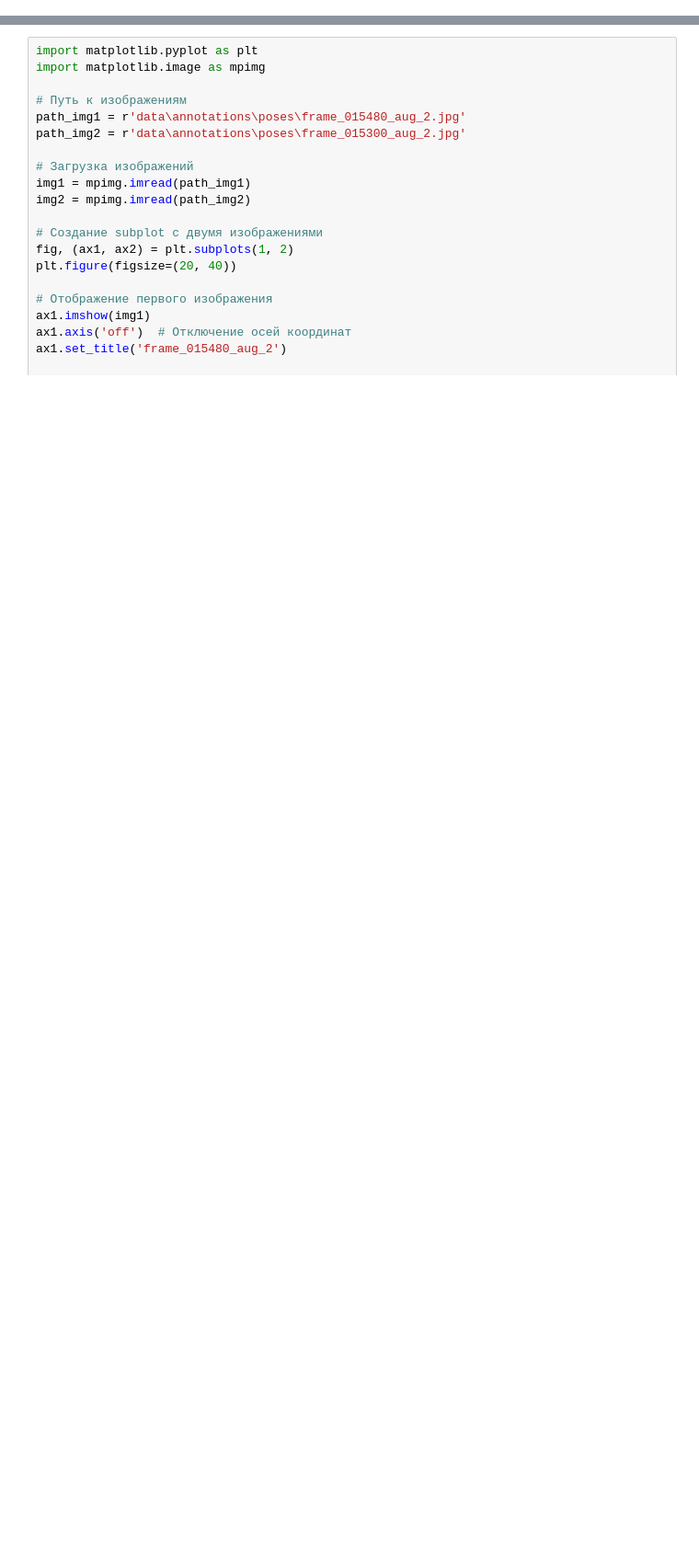
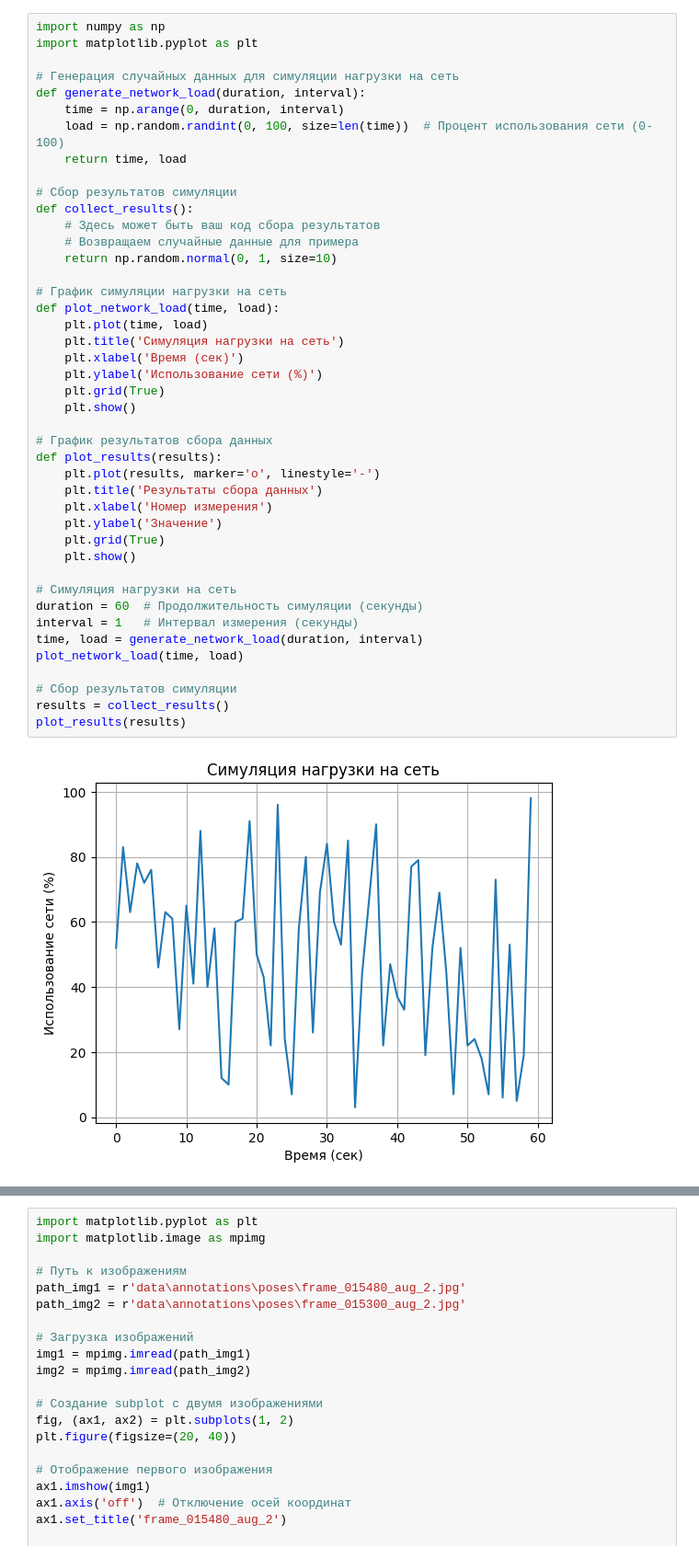
Before and after one commit to urasinovjr/diplom, a Jupyter notebook: notebooks/EDA.ipynb, the cells around one changed output, grey strips where cells are left out. Shown: that part at 92% size. Saved outputs shown, nothing was run; the diff lists cells and outputs as text; blank space fills up the shorter version.

```diff
--- a/notebooks/EDA.ipynb
+++ b/notebooks/EDA.ipynb
@@ -229,0 +1,45 @@ cv2.destroyAllWindows()
+# %%
+import numpy as np
+import matplotlib.pyplot as plt
+
+# Генерация случайных данных для симуляции нагрузки на сеть
+def generate_network_load(duration, interval):
+    time = np.arange(0, duration, interval)
+    load = np.random.randint(0, 100, size=len(time))  # Процент использования сети (0-100)
+    return time, load
+
+# Сбор результатов симуляции
+def collect_results():
+    # Здесь может быть ваш код сбора результатов
+    # Возвращаем случайные данные для примера
+    return np.random.normal(0, 1, size=10)
+
+# График симуляции нагрузки на сеть
+def plot_network_load(time, load):
+    plt.plot(time, load)
+    plt.title('Симуляция нагрузки на сеть')
+    plt.xlabel('Время (сек)')
+    plt.ylabel('Использование сети (%)')
+    plt.grid(True)
+    plt.show()
+
+# График результатов сбора данных
+def plot_results(results):
+    plt.plot(results, marker='o', linestyle='-')
+    plt.title('Результаты сбора данных')
+    plt.xlabel('Номер измерения')
+    plt.ylabel('Значение')
+    plt.grid(True)
+    plt.show()
+
+# Симуляция нагрузки на сеть
+duration = 60  # Продолжительность симуляции (секунды)
+interval = 1   # Интервал измерения (секунды)
+time, load = generate_network_load(duration, interval)
+plot_network_load(time, load)
+
+# Сбор результатов симуляции
+results = collect_results()
+plot_results(results)
+# %% [output]
+[figure, added]
```
Also changed, not shown: parts of 6 cells of this notebook, 15 other files.
